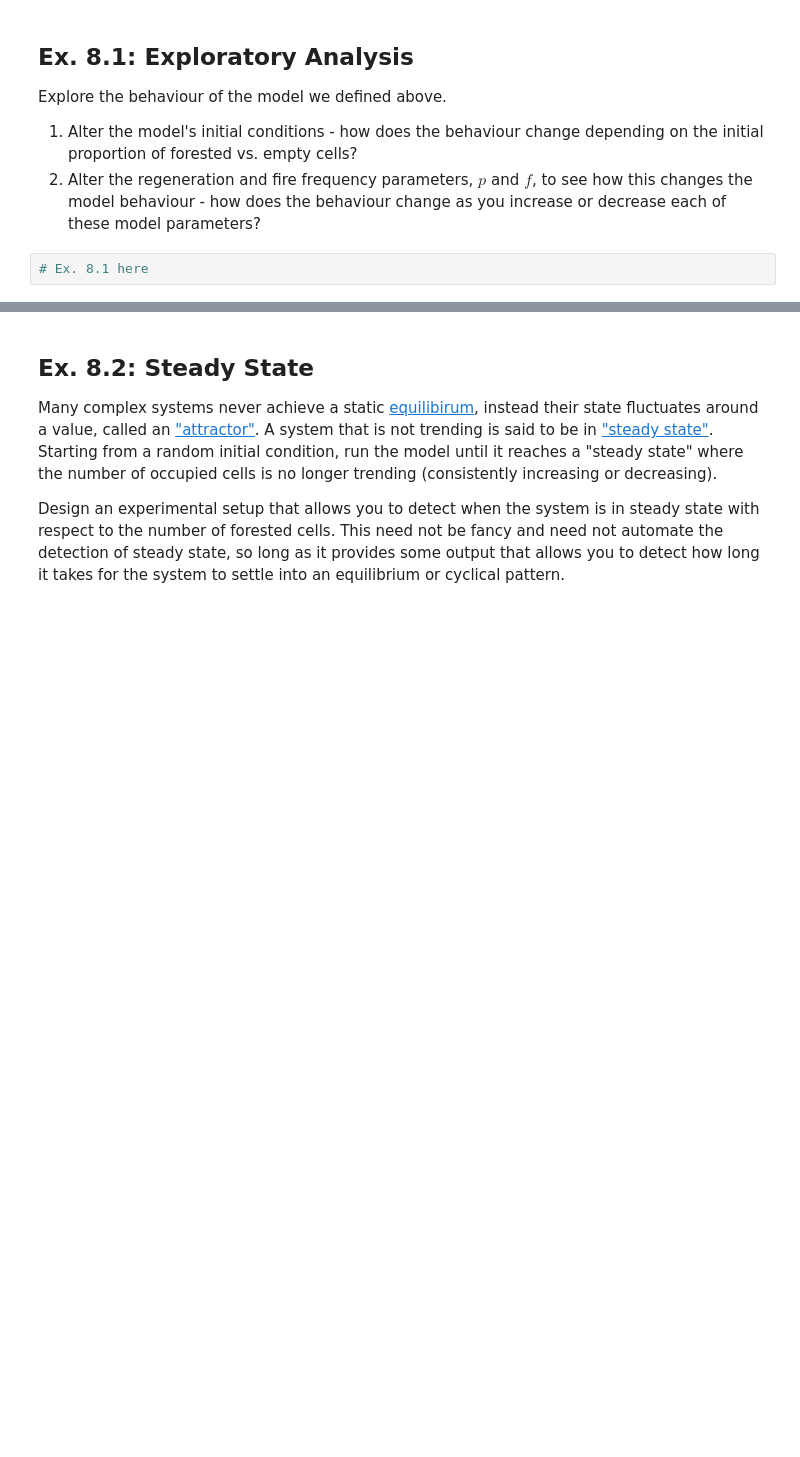
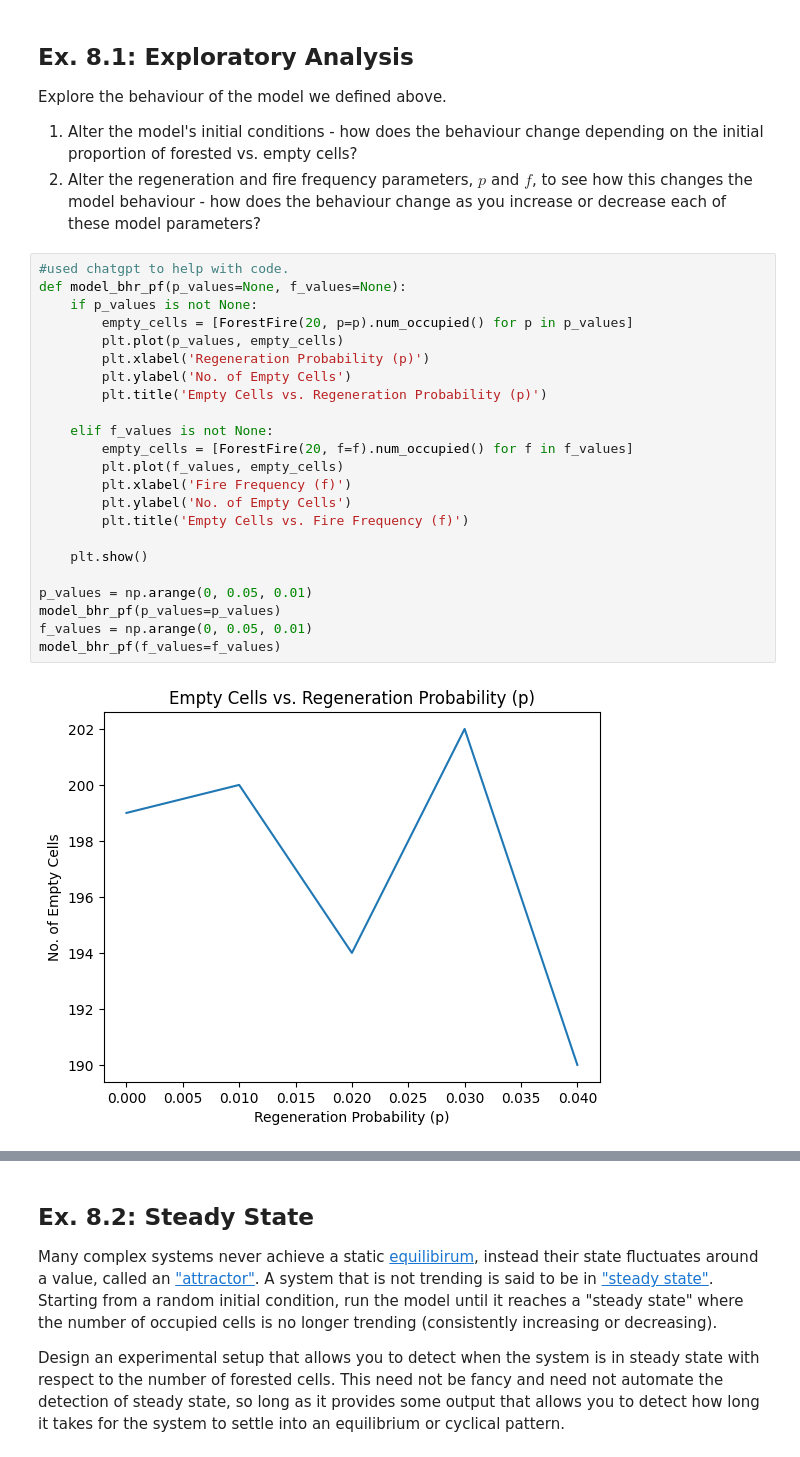
Before and after one commit to jashanpreetjabbal/cap-comp215, a Jupyter notebook: labs/lab07-10-fire.ipynb, the cells around one changed output, grey strips where cells are left out. Drawn from its saved outputs; the diff is of its cells as text; blank space fills up the shorter version.

```diff
--- a/labs/lab07-10-fire.ipynb
+++ b/labs/lab07-10-fire.ipynb
@@ -243,5 +257,28 @@ In this lab we will explore the patterns our `ForestFire` model traces out over
 Explore the behaviour of the model we defined above.
  1. Alter the model's initial conditions - how does the behaviour change depending on the initial proportion of forested vs. empty cells?
  2. Alter the regeneration and fire frequency parameters, $p$ and $f$, to see how this changes the model behaviour - how does the behaviour change as you increase or decrease each of these model parameters?
-# %%
-# Ex. 8.1 here
+# %%
+#used chatgpt to help with code.
+def model_bhr_pf(p_values=None, f_values=None):
+    if p_values is not None:
+        empty_cells = [ForestFire(20, p=p).num_occupied() for p in p_values]
+        plt.plot(p_values, empty_cells)
+        plt.xlabel('Regeneration Probability (p)')
+        plt.ylabel('No. of Empty Cells')
+        plt.title('Empty Cells vs. Regeneration Probability (p)')
+
+    elif f_values is not None:
+        empty_cells = [ForestFire(20, f=f).num_occupied() for f in f_values]
+        plt.plot(f_values, empty_cells)
+        plt.xlabel('Fire Frequency (f)')
+        plt.ylabel('No. of Empty Cells')
+        plt.title('Empty Cells vs. Fire Frequency (f)')
+
+    plt.show()
+
+p_values = np.arange(0, 0.05, 0.01)
+model_bhr_pf(p_values=p_values)
+f_values = np.arange(0, 0.05, 0.01)
+model_bhr_pf(f_values=f_values)
+# %% [output]
+[figure, added]
```
Also changed, not shown: parts of 17 cells of this notebook.
